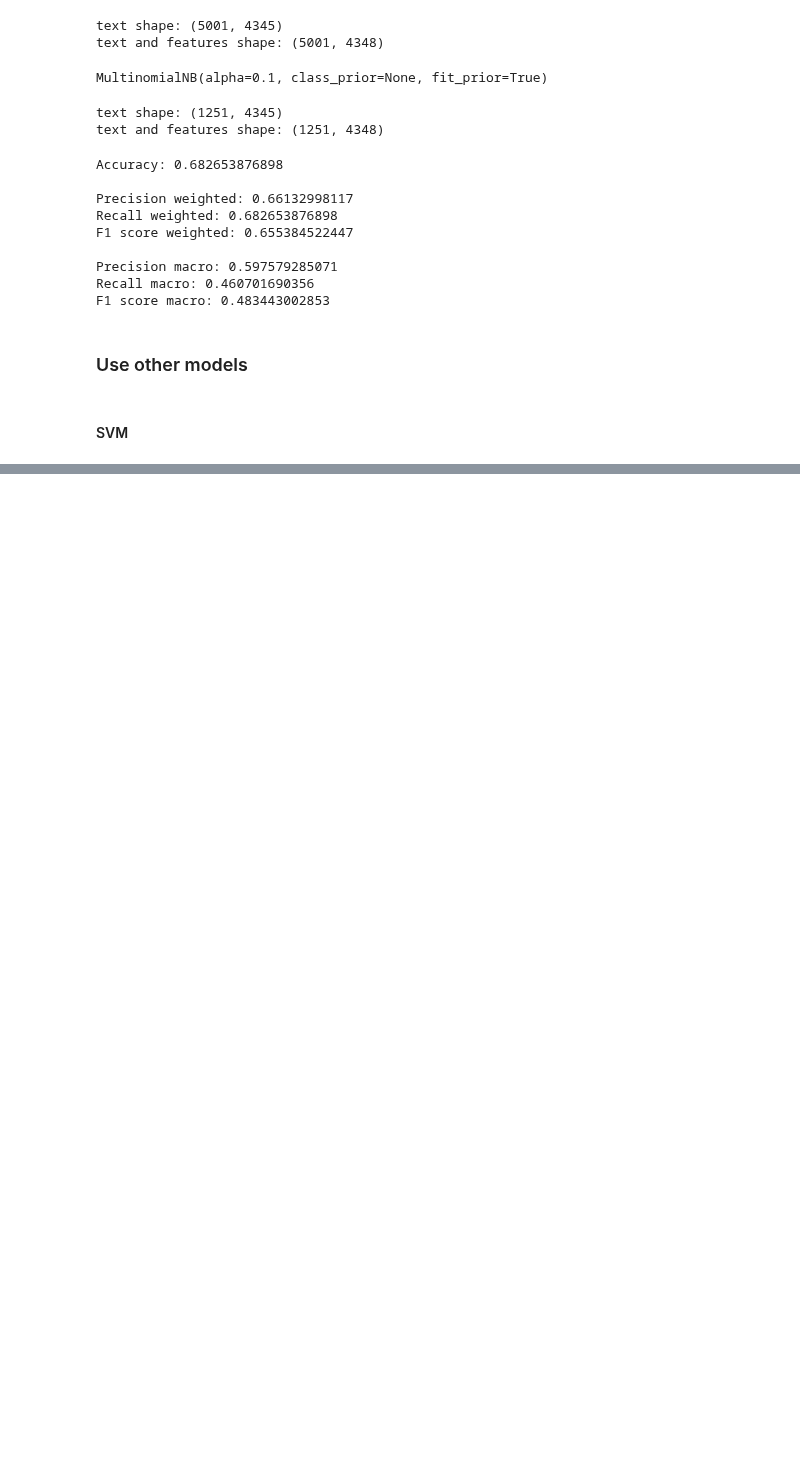
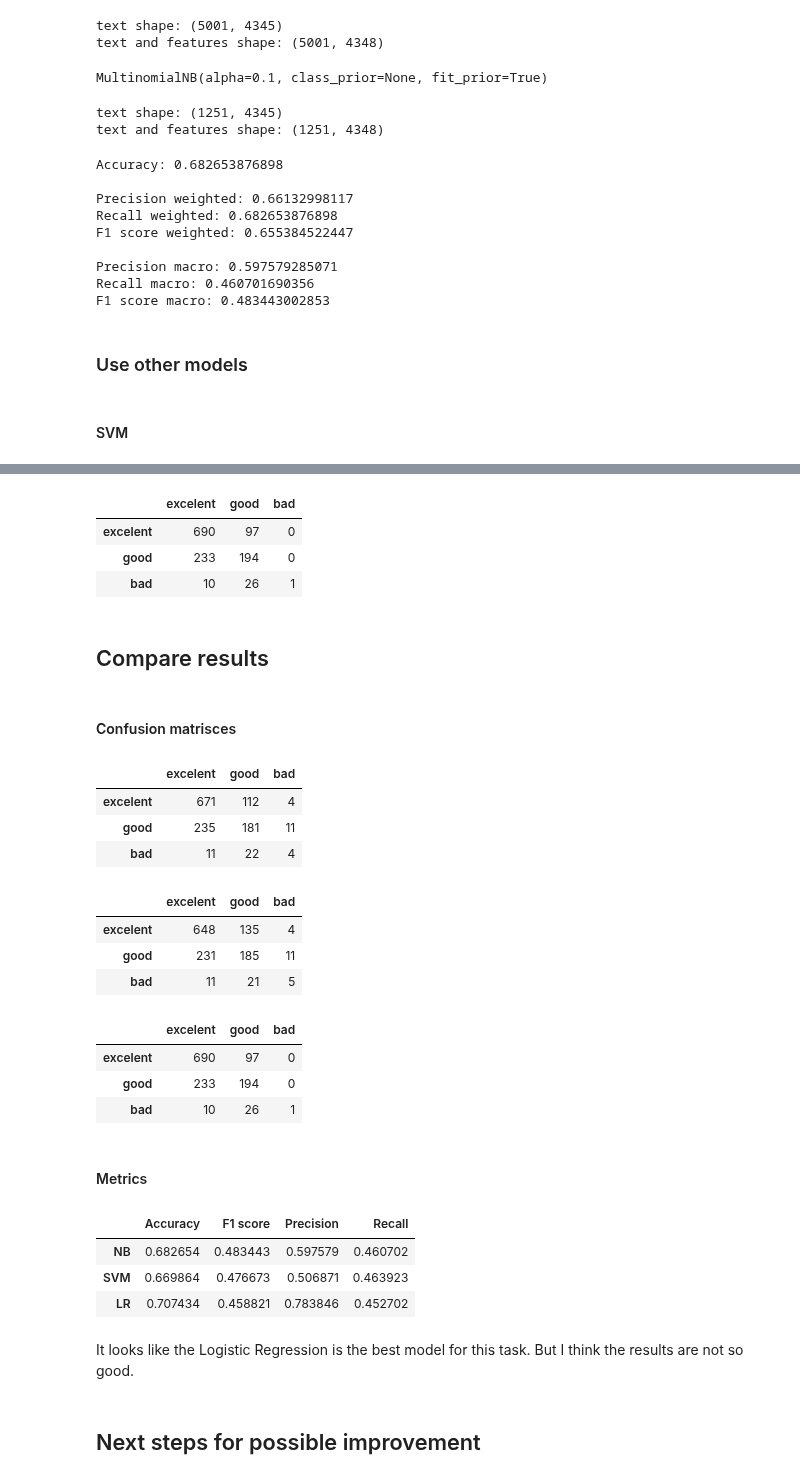
Before and after one commit to sudodoki/prj-nlp, a Jupyter notebook: students/oleg_m/bow_rozetka/bow_modeling.ipynb, the cells around one changed output, grey strips where cells are left out. Drawn from its saved outputs; the diff is of its cells as text; code cells hidden in the pictures; blank space fills up the shorter version.

```diff
--- a/students/oleg_m/bow_rozetka/bow_modeling.ipynb
+++ b/students/oleg_m/bow_rozetka/bow_modeling.ipynb
@@ -1134,0 +1012,3 @@ dict
+# %%
+clf_svm = SVC(C=5000)
+clf_svm.fit(X_tfidf, y_train)
@@ -1134,0 +1020,2 @@ dict
+# %%
+predictions_svm = clf_svm.predict(X_test_tfidf)
@@ -1134,0 +1060,3 @@ dict
+# %%
+clf_lr = LogisticRegressionCV(multi_class='multinomial')
+clf_lr.fit(X_tfidf, y_train)
@@ -1134,0 +1069,2 @@ dict
+# %%
+predictions_lr = clf_lr.predict(X_test_tfidf)
@@ -1134,0 +1094,54 @@ dict
+# %%
+conf_matrix_lr
+# %% [output]
+|  | excelent | good | bad |
+| excelent | 690 | 97 | 0 |
+| good | 233 | 194 | 0 |
+| bad | 10 | 26 | 1 |
+# %% [markdown]
+## Compare results
+# %% [markdown]
+#### Confusion matrisces
+# %%
+# Naive Bayes
+conf_matrix_lemma
+# %% [output]
+|  | excelent | good | bad |
+| excelent | 671 | 112 | 4 |
+| good | 235 | 181 | 11 |
+| bad | 11 | 22 | 4 |
+# %%
+# SVM
+conf_matrix_svm
+# %% [output]
+|  | excelent | good | bad |
+| excelent | 648 | 135 | 4 |
+| good | 231 | 185 | 11 |
+| bad | 11 | 21 | 5 |
+# %%
+# Logistic Regression
+conf_matrix_lr
+# %% [output]
+|  | excelent | good | bad |
+| excelent | 690 | 97 | 0 |
+| good | 233 | 194 | 0 |
+| bad | 10 | 26 | 1 |
+# %% [markdown]
+#### Metrics
+# %%
+models = [predictions_tfidf, predictions_svm, predictions_lr]
+metrics = {}
+metrics['Accuracy'] = [accuracy_score(y_test_lemma, m) for m in models]
+metrics['Precision'] = [precision_score(y_test_lemma, m, average='macro') for m in models]
+metrics['Recall'] = [recall_score(y_test_lemma, m, average='macro') for m in models]
+metrics['F1 score'] = [f1_score(y_test_lemma, m, average='macro') for m in models]
+pd.DataFrame(metrics, index=['NB', 'SVM', 'LR'])
+# %% [output]
+|  | Accuracy | F1 score | Precision | Recall |
+| NB | 0.682654 | 0.483443 | 0.597579 | 0.460702 |
+| SVM | 0.669864 | 0.476673 | 0.506871 | 0.463923 |
+| LR | 0.707434 | 0.458821 | 0.783846 | 0.452702 |
+# %% [markdown]
+It looks like the Logistic Regression is the best model for this task. But I think the results are not so good.
+# %% [markdown]
+## Next steps for possible improvement
```
Also changed, not shown: parts of 34 cells of this notebook.
